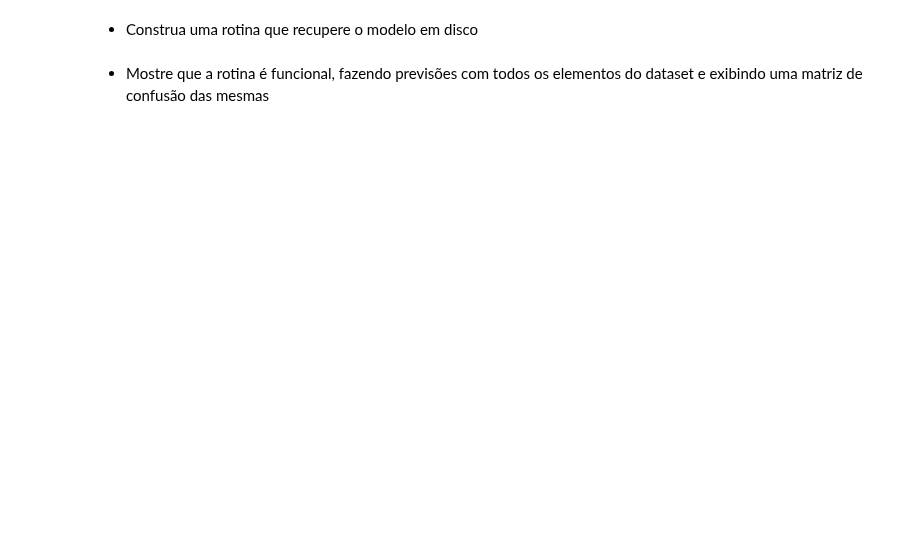
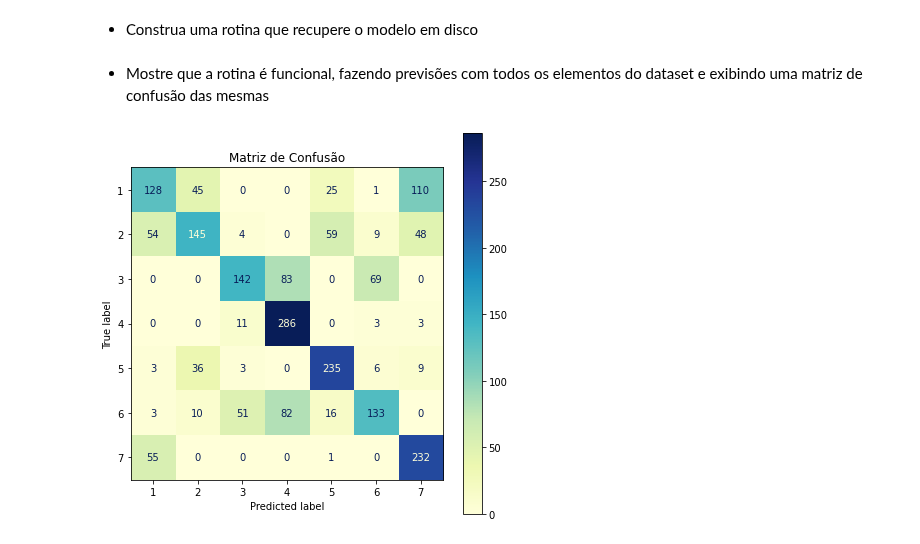
Before and after one commit to elloa-uea/projeto-pratico-3-rna-pp3-team-hard, a Jupyter notebook: notebooks/PP3.4 - Validação Cruzada e Busca em Grade.ipynb, the cells around one changed output. Drawn from its saved outputs; the diff is of its cells as text; code cells hidden in the pictures; blank space fills up the shorter version.

```diff
--- a/notebooks/PP3.4 - Validação Cruzada e Busca em Grade.ipynb
+++ b/notebooks/PP3.4 - Validação Cruzada e Busca em Grade.ipynb
@@ -613,21 +626,23 @@ def get_model():
 # %%
 # Carregando o modelo
 model = get_model()
 
 # Alocando os atributos preditores na variável X
-X = database.iloc[:,:-1]
+X = database_min.iloc[:,:-1]
 
 # Alocando o atributo alvo na variável y
-y = database.iloc[:,-1:]
+y = database_min.iloc[:,-1:]
 
 # Definindo a partição holdout 70/30
 X_train, X_test, y_train, y_test = train_test_split(X, y, test_size=0.30, random_state=42)
 
 # Treinando o modelo
 model.fit(X_train, y_train)
 
 # Construindo a matrix de confusão
 fig, ax = plt.subplots(figsize=(7,7))
 plot_confusion_matrix(model, X_test, y_test, ax=ax, cmap='YlGnBu', values_format="")
 plt.title('Matriz de Confusão')
 plt.show()
+# %% [output]
+[figure, added]
```
Also changed, not shown: parts of 3 cells of this notebook.
